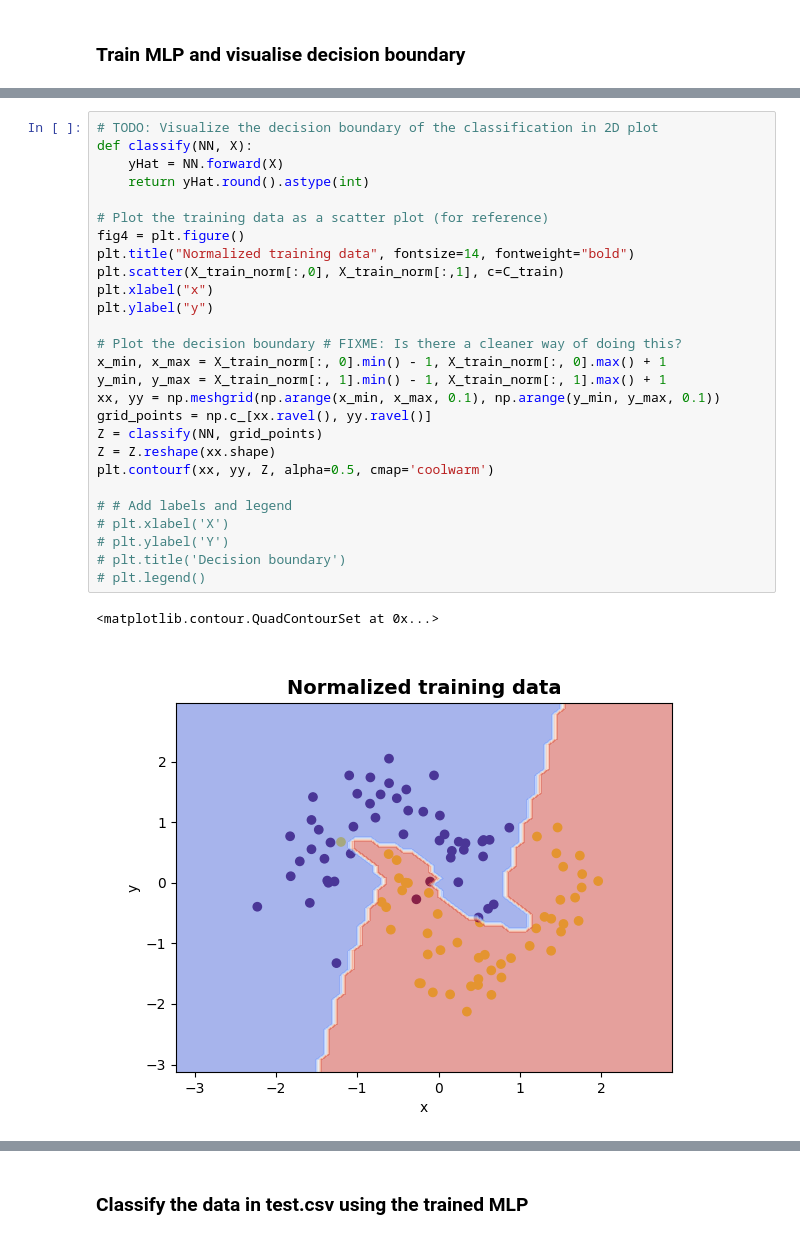
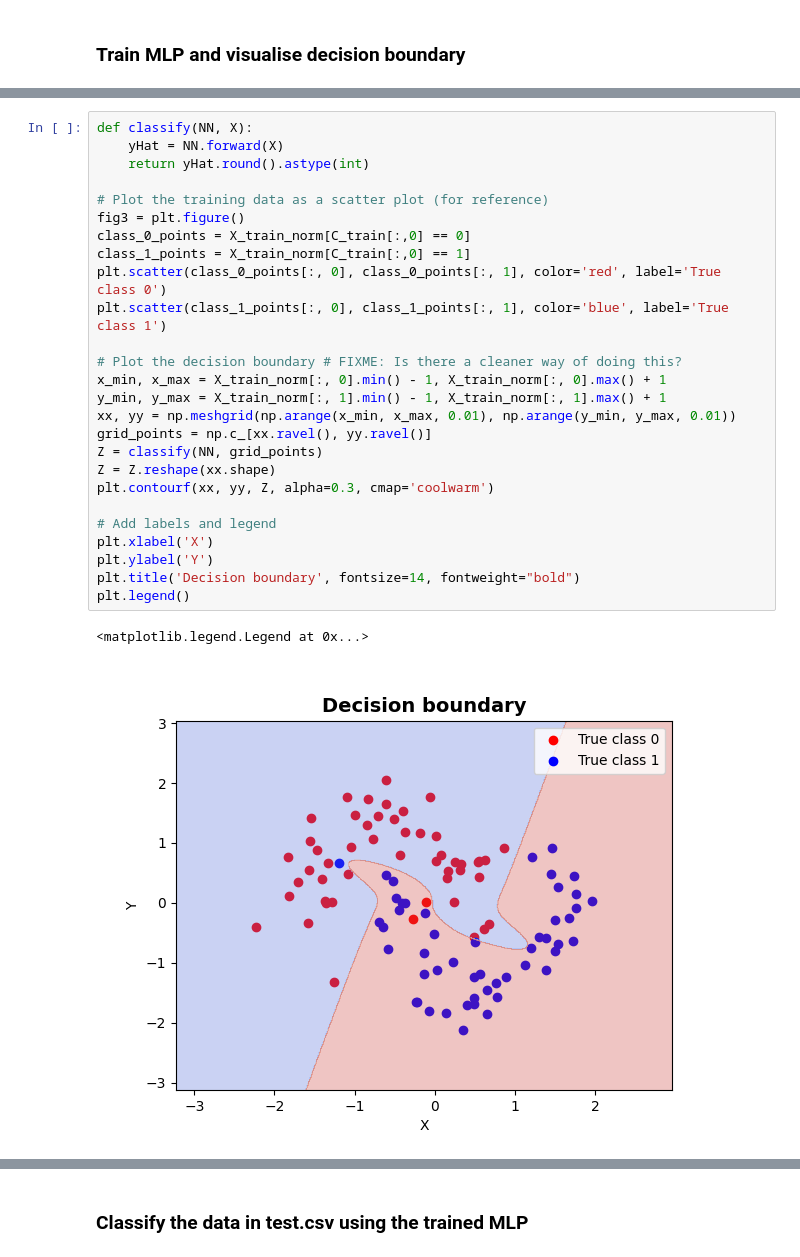
Before and after one commit to Alejandro-FA/UPF-Deep_Learning, a Jupyter notebook: P1/P1-Questions.ipynb, the cells around one changed output, grey strips where cells are left out. Saved outputs shown, nothing was run; the diff lists cells and outputs as text.

Commit message:
Substantially improve decision boundary plot

```diff
--- a/P1/P1-Questions.ipynb
+++ b/P1/P1-Questions.ipynb
@@ -161,33 +161,32 @@ Loss 9900=0.09475418339109977
 # %%
-# TODO: Visualize the decision boundary of the classification in 2D plot
 def classify(NN, X):
     yHat = NN.forward(X)
     return yHat.round().astype(int)
 
 # Plot the training data as a scatter plot (for reference)
-fig4 = plt.figure()
-plt.title("Normalized training data", fontsize=14, fontweight="bold")
-plt.scatter(X_train_norm[:,0], X_train_norm[:,1], c=C_train)
-plt.xlabel("x")
-plt.ylabel("y")
+fig3 = plt.figure()
+class_0_points = X_train_norm[C_train[:,0] == 0]
+class_1_points = X_train_norm[C_train[:,0] == 1]
+plt.scatter(class_0_points[:, 0], class_0_points[:, 1], color='red', label='True class 0')
+plt.scatter(class_1_points[:, 0], class_1_points[:, 1], color='blue', label='True class 1')
 
 # Plot the decision boundary # FIXME: Is there a cleaner way of doing this?
 x_min, x_max = X_train_norm[:, 0].min() - 1, X_train_norm[:, 0].max() + 1
 y_min, y_max = X_train_norm[:, 1].min() - 1, X_train_norm[:, 1].max() + 1
-xx, yy = np.meshgrid(np.arange(x_min, x_max, 0.1), np.arange(y_min, y_max, 0.1))
+xx, yy = np.meshgrid(np.arange(x_min, x_max, 0.01), np.arange(y_min, y_max, 0.01))
 grid_points = np.c_[xx.ravel(), yy.ravel()]
 Z = classify(NN, grid_points)
 Z = Z.reshape(xx.shape)
-plt.contourf(xx, yy, Z, alpha=0.5, cmap='coolwarm')
+plt.contourf(xx, yy, Z, alpha=0.3, cmap='coolwarm')
 
-# # Add labels and legend
-# plt.xlabel('X')
-# plt.ylabel('Y')
-# plt.title('Decision boundary')
-# plt.legend()
+# Add labels and legend
+plt.xlabel('X')
+plt.ylabel('Y')
+plt.title('Decision boundary', fontsize=14, fontweight="bold")
+plt.legend()
 # %% [output]
-<matplotlib.contour.QuadContourSet at 0x...>
+<matplotlib.legend.Legend at 0x...>
-[figure, old version]
+[figure, new version]
 # %%
 %matplotlib widget
 
```
Also changed, not shown: parts of 3 cells of this notebook.
